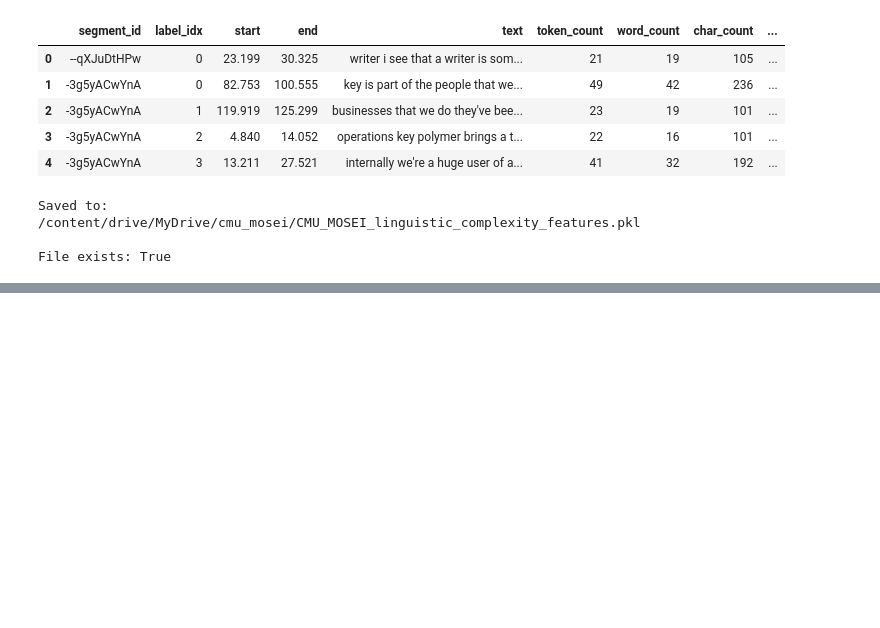
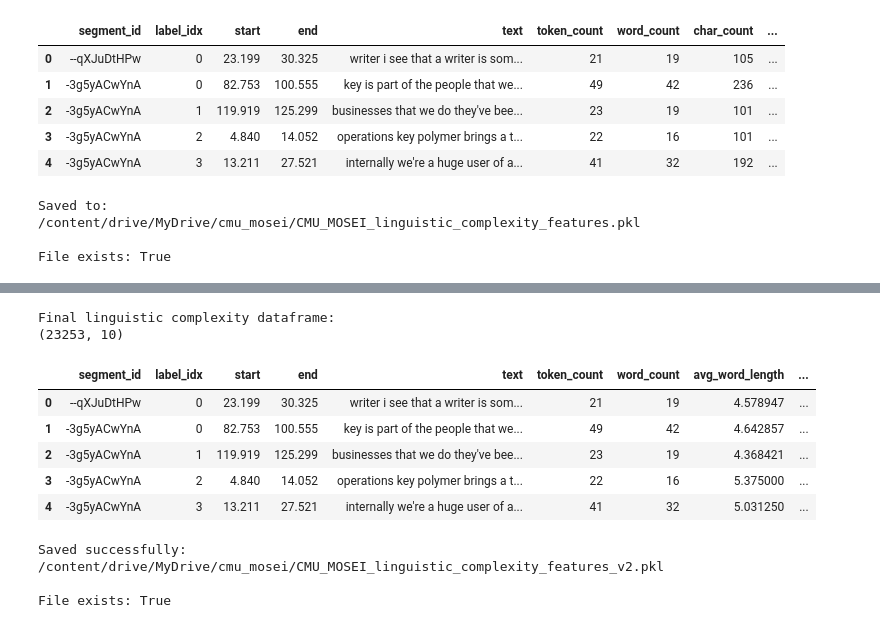
Before and after one commit to sudhans18/ABDA, a Jupyter notebook: 04_Linguistic_Complexity.ipynb, the cells around one changed output, grey strips where cells are left out. Saved outputs shown, nothing was run; the diff lists cells and outputs as text; code cells hidden in the pictures; blank space fills up the shorter version.

```diff
--- a/04_Linguistic_Complexity.ipynb
+++ b/04_Linguistic_Complexity.ipynb
@@ -891,0 +1015,23 @@ File exists: True
+# %%
+length_features = [
+    "word_count"
+]
+
+surface_linguistic_features = [
+    "avg_word_length"
+]
+
+syntactic_features = [
+    "dependency_tree_depth",
+    "avg_dependency_distance"
+]
+
+final_linguistic_features = (
+    length_features
+    + surface_linguistic_features
+    + syntactic_features
+)
+
+print("Final linguistic-complexity candidates:")
+for feature in final_linguistic_features:
+    print(f"- {feature}")
@@ -891,0 +1273,46 @@ File exists: True
+# %%
+final_columns = [
+    "segment_id",
+    "label_idx",
+    "start",
+    "end",
+    "text",
+    "token_count",
+    "word_count",
+    "avg_word_length",
+    "dependency_tree_depth",
+    "avg_dependency_distance"
+]
+
+linguistic_complexity_df = df_lc_reduced[final_columns].copy()
+
+print("Final linguistic complexity dataframe:")
+print(linguistic_complexity_df.shape)
+
+display(linguistic_complexity_df.head())
+# %% [output]
+Final linguistic complexity dataframe:
+(23253, 10)
+|  | segment_id | label_idx | start | end | text | token_count | word_count | avg_word_length | ... |
+| 0 | --qXJuDtHPw | 0 | 23.199 | 30.325 | writer i see that a writer is som... | 21 | 19 | 4.578947 | ... |
+| 1 | -3g5yACwYnA | 0 | 82.753 | 100.555 | key is part of the people that we... | 49 | 42 | 4.642857 | ... |
+| 2 | -3g5yACwYnA | 1 | 119.919 | 125.299 | businesses that we do they've bee... | 23 | 19 | 4.368421 | ... |
+| 3 | -3g5yACwYnA | 2 | 4.840 | 14.052 | operations key polymer brings a t... | 22 | 16 | 5.375000 | ... |
+| 4 | -3g5yACwYnA | 3 | 13.211 | 27.521 | internally we're a huge user of a... | 41 | 32 | 5.031250 | ... |
+# %%
+FINAL_LC_PATH = (
+    "/content/drive/MyDrive/cmu_mosei/"
+    "CMU_MOSEI_linguistic_complexity_features_v2.pkl"
+)
+
+linguistic_complexity_df.to_pickle(FINAL_LC_PATH)
+
+print("Saved successfully:")
+print(FINAL_LC_PATH)
+
+print("\nFile exists:", __import__("os").path.exists(FINAL_LC_PATH))
+# %% [output]
+Saved successfully:
+/content/drive/MyDrive/cmu_mosei/CMU_MOSEI_linguistic_complexity_features_v2.pkl
+
+File exists: True
```
Also changed, not shown: parts of 28 cells of this notebook.
